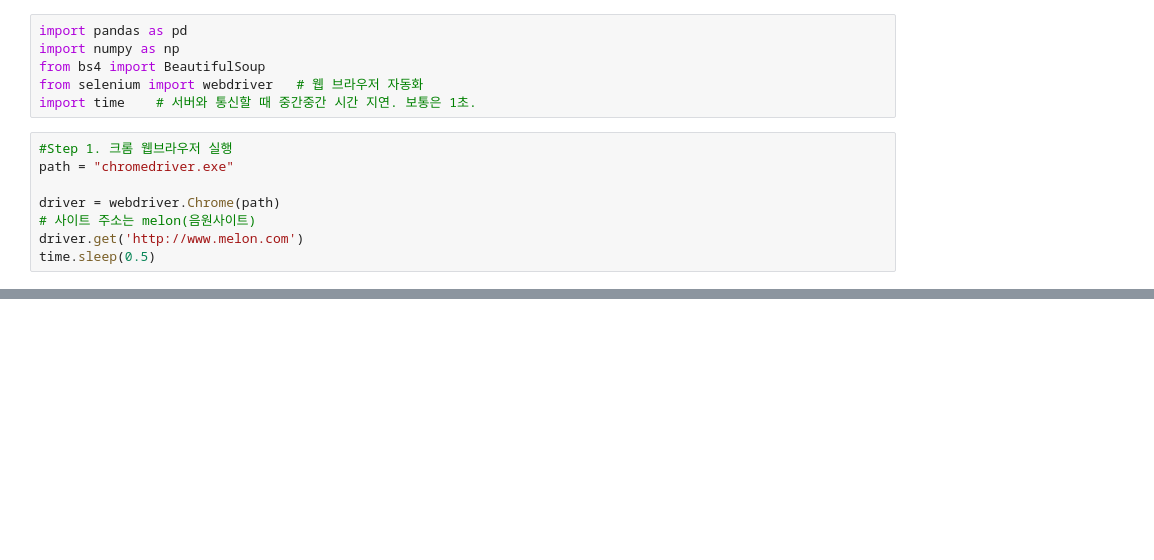
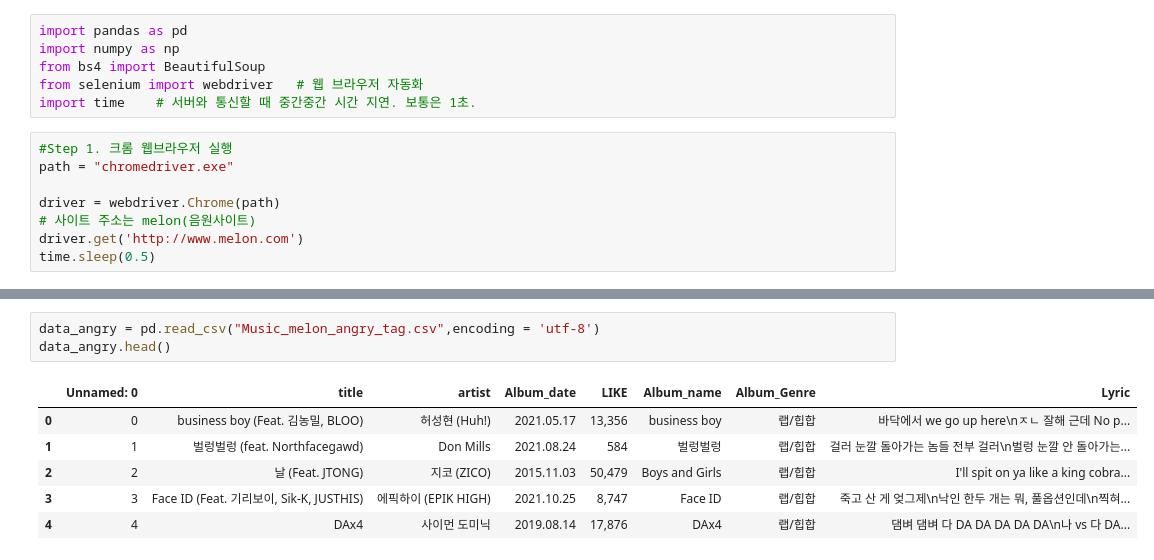
Before and after one commit to heajinkwon/Crawling, a Jupyter notebook: Melon_Crawling.ipynb, the cells around one changed output, grey strips where cells are left out. Drawn from its saved outputs; the diff is of its cells as text; blank space fills up the shorter version.

```diff
--- a/Melon_Crawling.ipynb
+++ b/Melon_Crawling.ipynb
@@ -141,0 +293,10 @@ driver.quit()
+# %%
+data_angry = pd.read_csv("Music_melon_angry_tag.csv",encoding = 'utf-8')
+data_angry.head()
+# %% [output]
+|  | Unnamed: 0 | title | artist | Album_date | LIKE | Album_name | Album_Genre | Lyric |
+| 0 | 0 | business boy (Feat. 김농밀, BLOO) | 허성현 (Huh!) | 2021.05.17 | 13,356 | business boy | 랩/힙합 | 바닥에서 we go up here\nㅈㄴ 잘해 근데 No p... |
+| 1 | 1 | 벌렁벌렁 (feat. Northfacegawd) | Don Mills | 2021.08.24 | 584 | 벌렁벌렁 | 랩/힙합 | 걸러 눈깔 돌아가는 놈들 전부 걸러\n벌렁 눈깔 안 돌아가는... |
+| 2 | 2 | 날 (Feat. JTONG) | 지코 (ZICO) | 2015.11.03 | 50,479 | Boys and Girls | 랩/힙합 | I'll spit on ya like a king cobra... |
+| 3 | 3 | Face ID (Feat. 기리보이, Sik-K, JUSTHIS) | 에픽하이 (EPIK HIGH) | 2021.10.25 | 8,747 | Face ID | 랩/힙합 | 죽고 산 게 엊그제\n낙인 한두 개는 뭐, 풀옵션인데\n찍혀... |
+| 4 | 4 | DAx4 | 사이먼 도미닉 | 2019.08.14 | 17,876 | DAx4 | 랩/힙합 | 댐벼 댐벼 다 DA DA DA DA DA\n나 vs 다 DA... |
```
Also changed, not shown: parts of 25 cells of this notebook.
